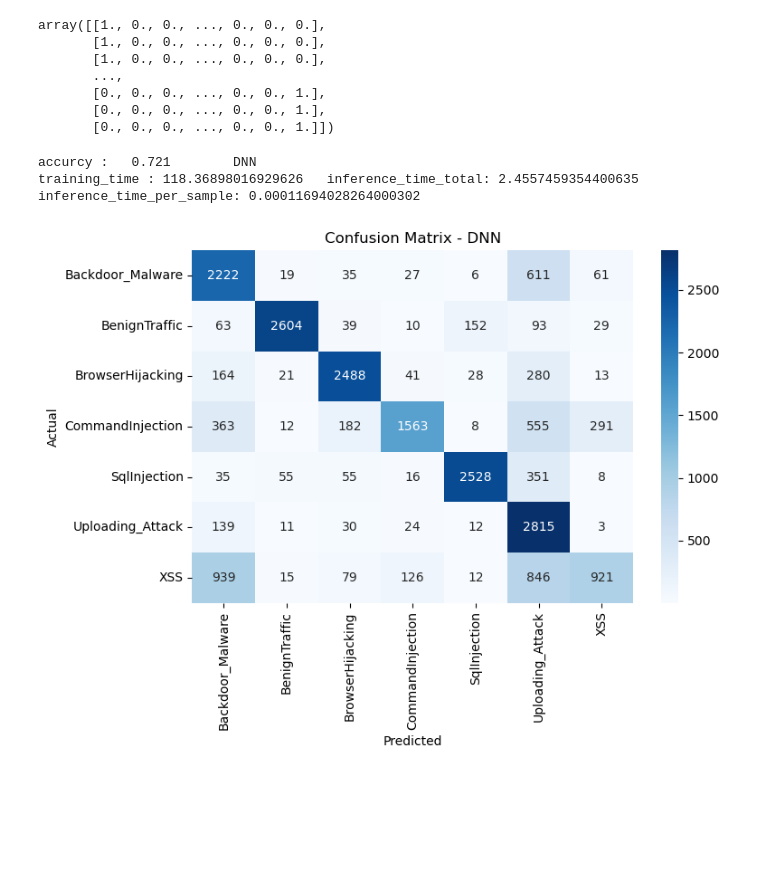
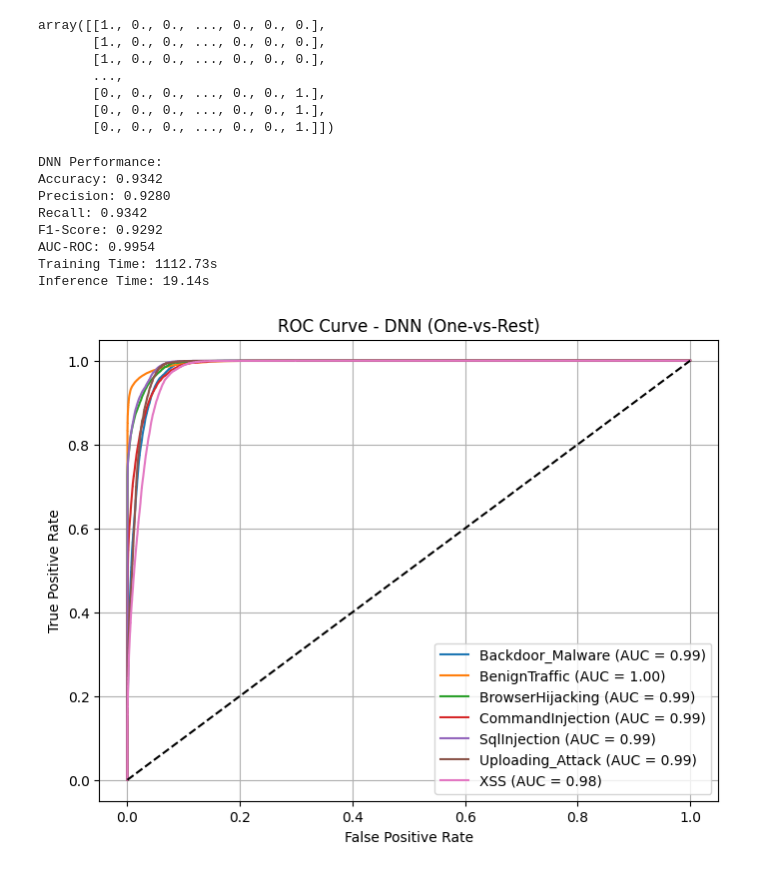
Before and after one commit to noferestimorteza/IoT-Web-Based-Attack-Detection, a Jupyter notebook: Proposed-AI-Models.ipynb, the cells around one changed output. Drawn from its saved outputs; the diff is of its cells as text; code cells hidden in the pictures; blank space fills up the shorter version.

```diff
--- a/Proposed-AI-Models.ipynb
+++ b/Proposed-AI-Models.ipynb
@@ -101,6 +80,6 @@ dns_query_type    92.645714
 dtype: float64
 # %%
-train_filter = train.drop(columns=['src_mac', 'dst_mac', 'src_ip', 'dst_ip',  'dns_query_type'])
+train_filter = train.drop(columns=['src_mac', 'dst_mac', 'src_ip', 'dst_ip'])
 train_filter
 # %% [output]
 |  | stream | src_port | dst_port | inter_arrival_time | time_since_previously_displayed_f... | port_class_dst | l4_tcp | ... |
@@ -120,7 +99,7 @@ train_filter
 for col in train_filter.select_dtypes(include=['object']).columns :
     le = LabelEncoder()
     if col != 'label':
-        train_filter[col] = le.fit_transform(train_filter[col])
+        train_filter[col] = le.fit_transform(train_filter[col].astype(str))
 train_filter.select_dtypes('number').columns
 # %% [output]
 Index(['stream', 'src_port', 'dst_port', 'inter_arrival_time',
@@ -250,6 +328,10 @@ array([[1., 0., 0., ..., 0., 0., 0.],
        [0., 0., 0., ..., 0., 0., 1.],
        [0., 0., 0., ..., 0., 0., 1.]])
 # %%
+#     DNN model
+
+import tensorflow as tf
+
 y_categorical = to_categorical(train_filter['label'])
 model = Sequential([
     Dense(128, input_dim=x_train.shape[1], activation='relu'),
@@ -258,41 +340,88 @@ model = Sequential([
     Dropout(0.3),
     Dense(y_categorical.shape[1], activation='softmax')
 ])
 
-model.compile(optimizer='adam', loss='categorical_crossentropy', metrics=['accuracy'])
+model.compile(optimizer='adam',
+              loss='categorical_crossentropy',
+              metrics=['accuracy', tf.keras.metrics.AUC(name='auc')])
 
 start_train = time.time()
 history = model.fit(x_train, y_train, epochs=20, batch_size=32, verbose=0)
 end_train = time.time()
 training_time = end_train - start_train
 
 start_inference = time.time()
 y_pred = model.predict(x_test, verbose=0)
 end_inference = time.time()
 inference_time_total = end_inference - start_inference
 inference_time_per_sample = inference_time_total / x_test.shape[0]
 
+y_pred_labels = np.argmax(y_pred, axis=1)
+y_test_labels = np.argmax(y_test, axis=1)
+y_proba = y_pred
 
+accuracy = accuracy_score(y_test_labels, y_pred_labels)
+precision = precision_score(y_test_labels, y_pred_labels, average='weighted')
+recall = recall_score(y_test_labels, y_pred_labels, average='weighted')
+f1 = f1_score(y_test_labels, y_pred_labels, average='weighted')
+auc_roc = roc_auc_score(y_test, y_proba, multi_class='ovr', average='weighted')
 
-y_test_labels = np.argmax(y_test, axis=1)
-y_pred_labels = np.argmax(y_pred, axis=1)
-report = classification_report(y_test_labels, y_pred_labels, target_names=label_names, output_dict=True)
+report = classification_report(y_test_labels, y_pred_labels,
+                             target_names=label_names, output_dict=True)
 df_report = pd.DataFrame(report).transpose()
 df_report['model'] = 'DNN'
 df_report['label'] = df_report.index
 df_report['type'] = 'classification_report'
+df_report['auc_roc'] = auc_roc
+df_report['training_time'] = training_time
+df_report['inference_time_total'] = inference_time_total
+df_report['inference_time_per_sample'] = inference_time_per_sample
 all_reports.append(df_report)
-print('accurcy :  ', accuracy_score(y_pred_labels , y_test_labels) , '      ' , 'DNN')
-print('training_time :' , training_time , '  inference_time_total:', inference_time_total , ' inference_time_per_sample:' ,inference_time_per_sample)
-cm = confusion_matrix(y_test_labels, y_pred_labels)
+
+print('\nDNN Performance:')
+print(f'Accuracy: {accuracy:.4f}')
+print(f'Precision: {precision:.4f}')
+print(f'Recall: {recall:.4f}')
+print(f'F1-Score: {f1:.4f}')
+print(f'AUC-ROC: {auc_roc:.4f}')
+print(f'Training Time: {training_time:.2f}s')
+print(f'Inference Time: {inference_time_total:.2f}s')
+
+
 plt.figure(figsize=(8, 6))
-sns.heatmap(cm, annot=True, fmt='d', xticklabels=label_names, yticklabels=label_names, cmap='Blues')
+n_classes = y_proba.shape[1]
+for i in range(n_classes):
+    if np.sum(y_test[:, i]) > 0:
+        fpr, tpr, _ = roc_curve(y_test[:, i], y_proba[:, i])
+        roc_auc = auc(fpr, tpr)
+        plt.plot(fpr, tpr, label=f'{label_names[i]} (AUC = {roc_auc:.2f})')
+
+plt.plot([0, 1], [0, 1], 'k--')
+plt.xlabel('False Positive Rate')
+plt.ylabel('True Positive Rate')
+plt.title('ROC Curve - DNN (One-vs-Rest)')
+plt.legend(loc='lower right')
+plt.grid(True)
+plt.show()
+
+plt.figure(figsize=(8, 6))
+sns.heatmap(confusion_matrix(y_test_labels, y_pred_labels),
+            annot=True, fmt='d',
+            xticklabels=label_names,
+            yticklabels=label_names,
+            cmap='Blues')
 plt.title('Confusion Matrix - DNN')
 plt.xlabel('Predicted')
 plt.ylabel('Actual')
 plt.tight_layout()
 plt.show()
 # %% [output]
-accurcy :   0.721        DNN
-training_time : 118.36898016929626   inference_time_total: 2.4557459354400635  inference_time_per_sample: 0.00011694028264000302
+DNN Performance:
+Accuracy: 0.9342
+Precision: 0.9280
+Recall: 0.9342
+F1-Score: 0.9292
+AUC-ROC: 0.9954
+Training Time: 1112.73s
+Inference Time: 19.14s
-[figure, old version]
+[figure, new version]
```
Also changed, not shown: parts of 22 cells of this notebook.
